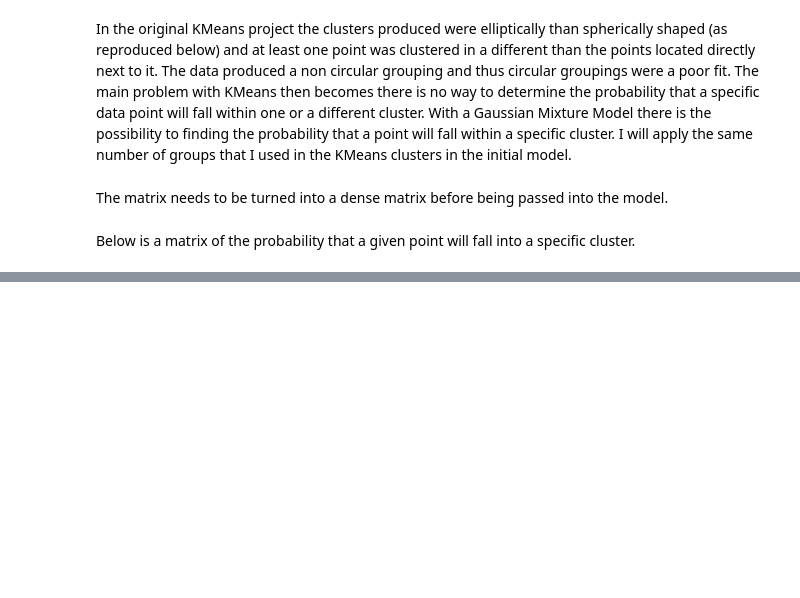
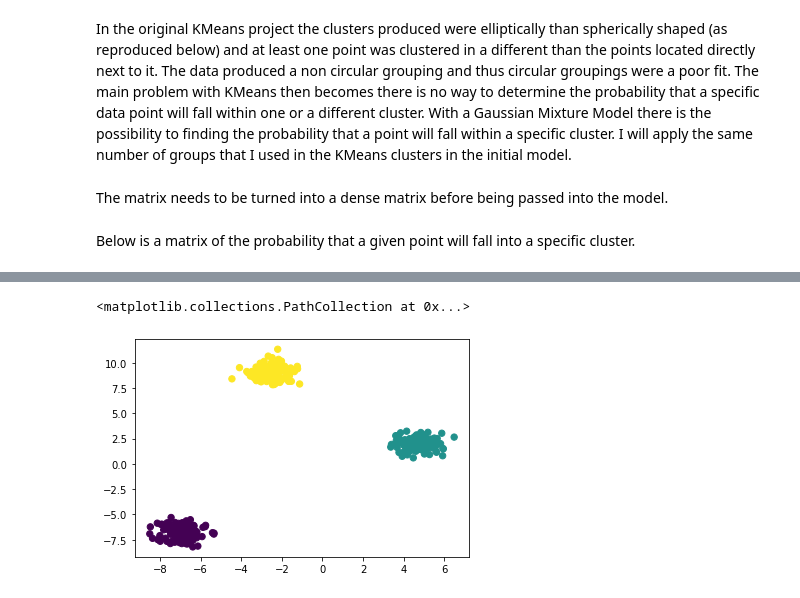
Before and after one commit to kristen770/Science-Standards-NLP-Analysis, a Jupyter notebook: Project Extension 1 - Gaussian Mixture Model .ipynb, the cells around one changed output, grey strips where cells are left out. Saved outputs shown, nothing was run; the diff lists cells and outputs as text; code cells hidden in the pictures; blank space fills up the shorter version.

Commit message:
2.2.9
GMM Blobs

```diff
--- a/Project Extension 1 - Gaussian Mixture Model .ipynb
+++ b/Project Extension 1 - Gaussian Mixture Model .ipynb
@@ -87,0 +110,16 @@ print(probs[:5].round(3))
+# %%
+#make blobs
+X, y = make_blobs(n_samples=400, centers=3, cluster_std=0.60,
+                 random_state=42)
+# %%
+#fit a Gaussian Mixture model on blobs
+test_model= mixture.GaussianMixture(n_components=3, covariance_type='full',
+                                   random_state=42)
+test_gmm = test_model.fit(X)
+test_labels = test_gmm.predict(X)
+# %%
+#plot
+plt.scatter(X[:, 0], X[:, 1], c=test_labels, s=40, cmap='viridis')
+# %% [output]
+<matplotlib.collections.PathCollection at 0x...>
+[figure, added]
```
Also changed, not shown: parts of 4 cells of this notebook.
